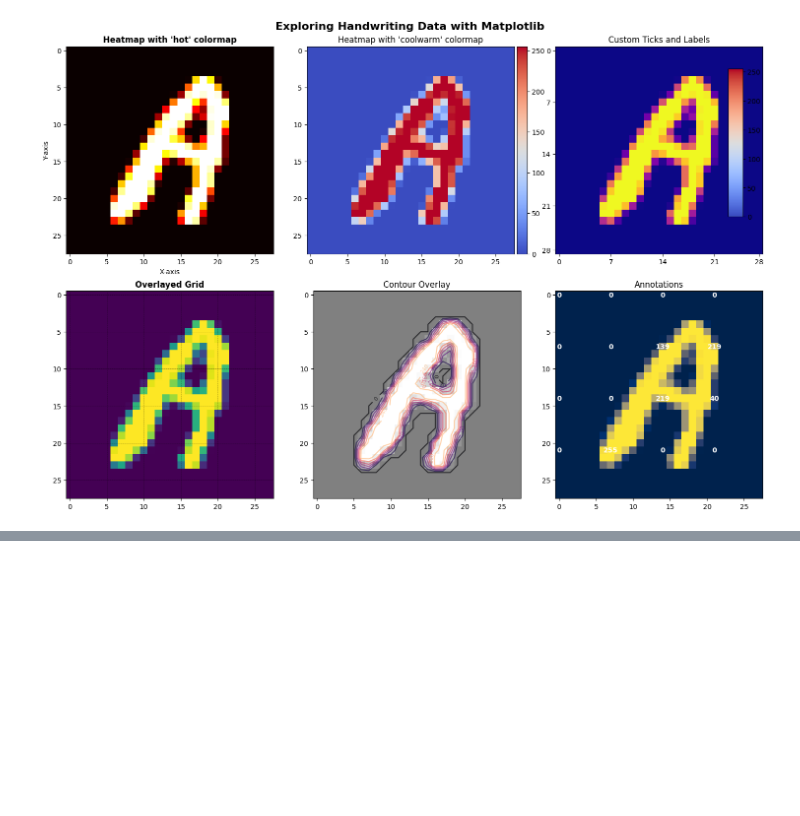
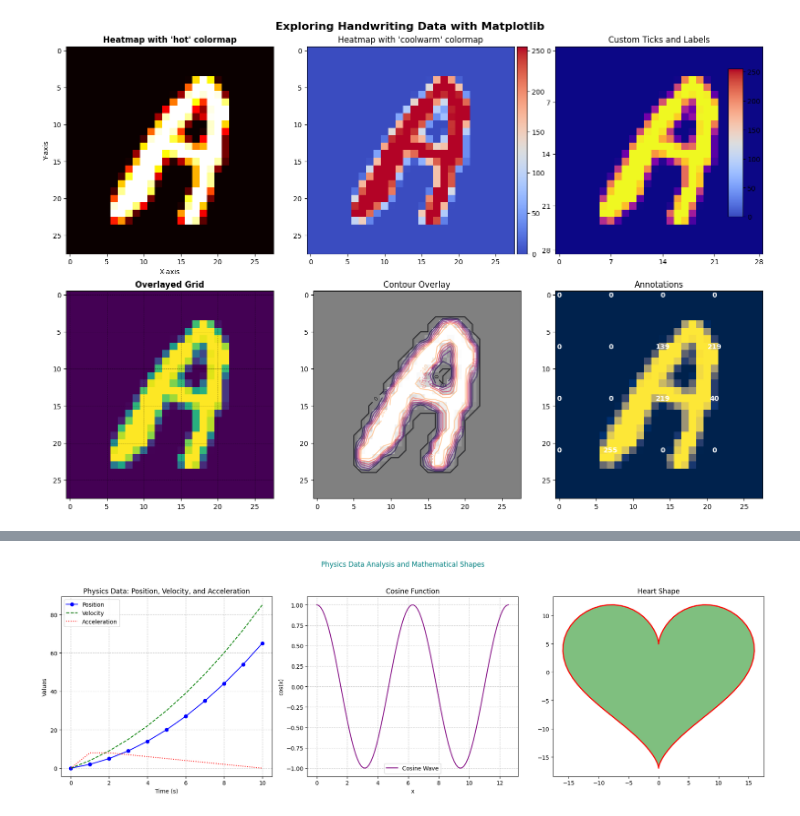
Before and after one commit to Yannaner/Data-visualization, a Jupyter notebook: matplotlib.ipynb, the cells around one changed output, grey strips where cells are left out. Saved outputs shown, nothing was run; the diff lists cells and outputs as text; code cells hidden in the pictures; blank space fills up the shorter version.

Commit message:
physics data

```diff
--- a/matplotlib.ipynb
+++ b/matplotlib.ipynb
@@ -272,0 +273,47 @@ FileNotFoundError: [Errno 2] No such file or directory: 'nvidia_data.csv'
+# %%
+import pandas as pd
+import numpy as np
+import matplotlib.pyplot as plt
+
+# Load the CSV data
+data = pd.read_csv("physics_data.csv")
+# Set up a figure with subplots
+fig, (ax1, ax2, ax3) = plt.subplots(1, 3, figsize=(18, 6))
+fig.suptitle("Physics Data Analysis and Mathematical Shapes", color="teal")
+
+# Physics Data Plot: Position vs. Time
+ax1.plot(data['Time'], data['Position'], label="Position", color="blue", marker='o')
+ax1.plot(data['Time'], data['Velocity'], label="Velocity", color="green", linestyle="--")
+ax1.plot(data['Time'], data['Acceleration'], label="Acceleration", color="red", linestyle=":")
+ax1.set_title("Physics Data: Position, Velocity, and Acceleration")
+ax1.set_xlabel("Time (s)")
+ax1.set_ylabel("Values")
+ax1.legend()
+ax1.grid(True, linestyle="--", alpha=0.6)
+
+# Cosine Function Plot
+x_cos = np.linspace(0, 4 * np.pi, 100)
+y_cos = np.cos(x_cos)
+ax2.plot(x_cos, y_cos, label="Cosine Wave", color="purple")
+ax2.set_title("Cosine Function")
+ax2.set_xlabel("x")
+ax2.set_ylabel("cos(x)")
+ax2.legend()
+ax2.grid(True, linestyle="--", alpha=0.6)
+
+# Heart Shape Plot
+t = np.linspace(0, 2 * np.pi, 100)
+x_heart = 16 * np.sin(t)**3
+y_heart = 13 * np.cos(t) - 5 * np.cos(2 * t) - 2 * np.cos(3 * t) - np.cos(4 * t)
+ax3.plot(x_heart, y_heart, color="red", lw=2)
+ax3.fill(x_heart, y_heart, color="green", alpha=0.5)
+
+ax3.set_title("Heart Shape")
+
+
+
+# Adjust layout and display the plots
+plt.tight_layout(rect=[0, 0, 1, 0.95])
+plt.show()
+# %% [output]
+[figure, added]
```
Also changed, not shown: parts of 1 cell of this notebook, 1 other file.
